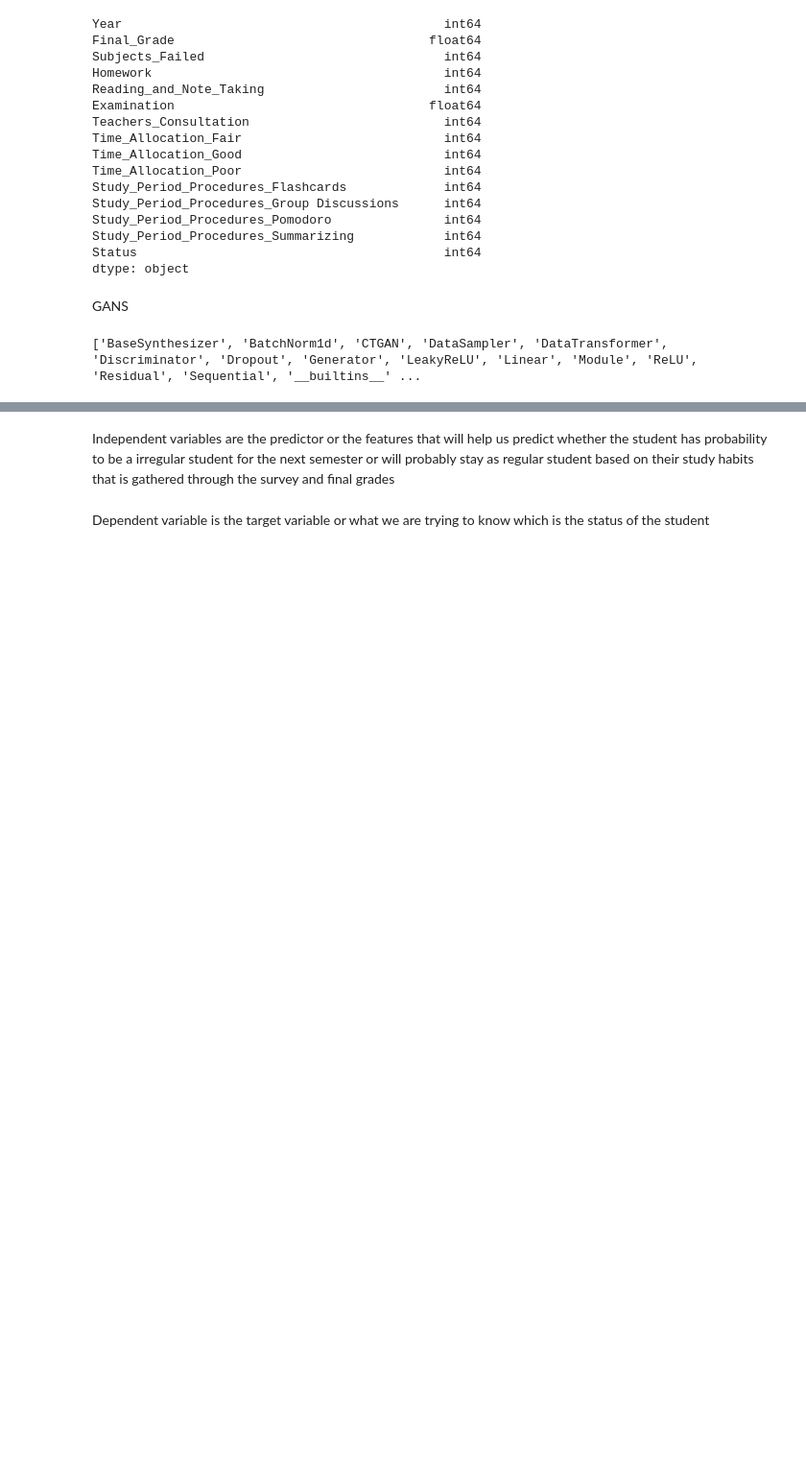
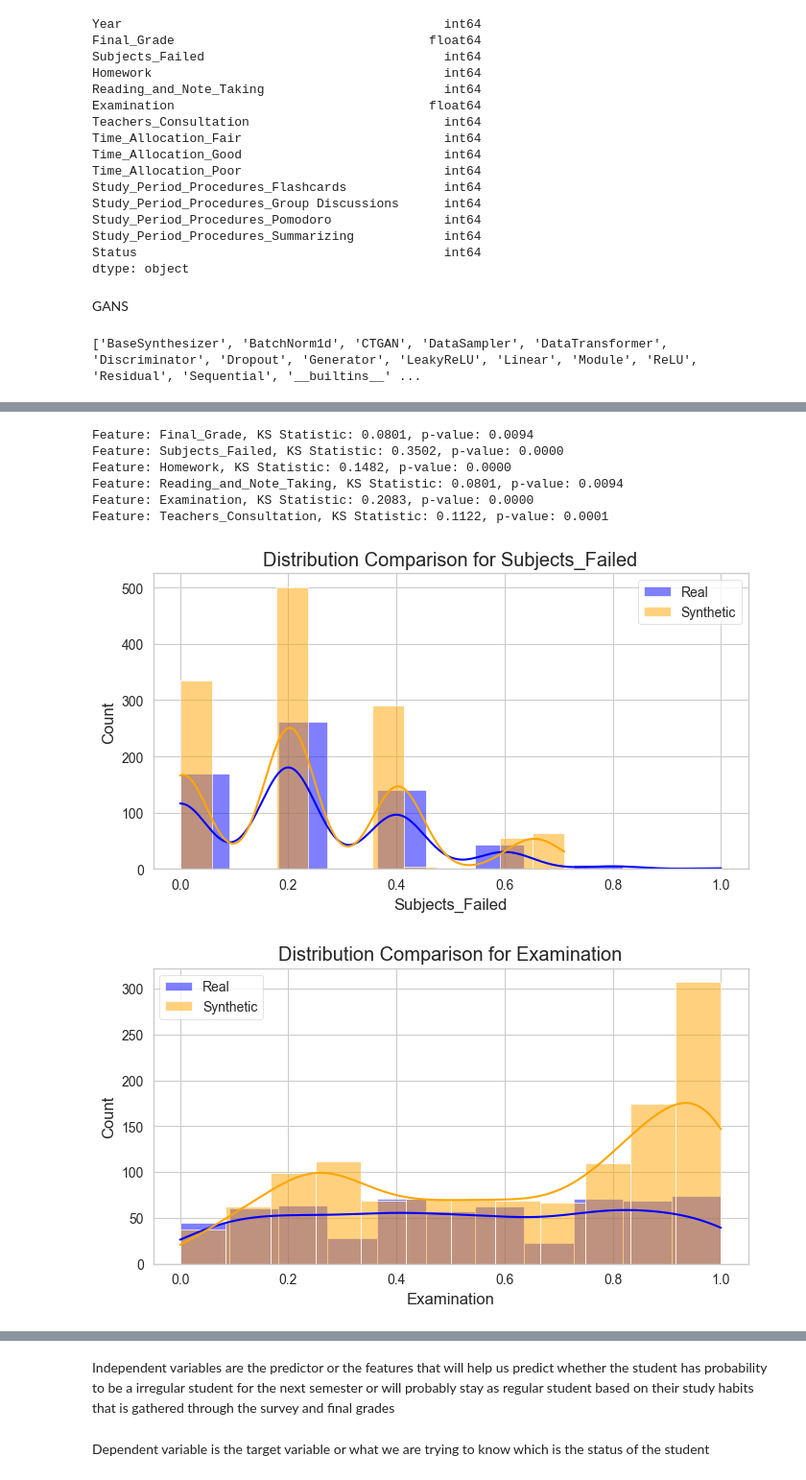
Before and after one commit to IrisHeartPrado/PREDICTIVE-MODELING-OF-STUDENT-ACADEMIC-PERFORMANCE-BASED-ON-STUDY-HABITS-USING-A-COMBINATION-OF-SUP, a Jupyter notebook: RANDOM FOREST_GANS_25 convert copy 4.ipynb, the cells around one changed output, grey strips where cells are left out. Shown: that part at 96% size. Cells and saved outputs as stored; diff of their text form; code cells hidden in the pictures; blank space fills up the shorter version.

```diff
--- a/RANDOM FOREST_GANS_25 convert copy 4.ipynb
+++ b/RANDOM FOREST_GANS_25 convert copy 4.ipynb
@@ -697,0 +762,32 @@ max       1.000000
+# %%
+from scipy.stats import ks_2samp
+
+# List of numerical columns
+numerical_features = ['Final_Grade', 'Subjects_Failed', 'Homework', 'Reading_and_Note_Taking',
+                      'Examination', 'Teachers_Consultation']
+
+# Apply KS test for each feature
+for feature in numerical_features:
+    ks_stat, p_value = ks_2samp(concat_data_updated[feature], synthetic_data[feature])
+    print(f"Feature: {feature}, KS Statistic: {ks_stat:.4f}, p-value: {p_value:.4f}")
+# %% [output]
+Feature: Final_Grade, KS Statistic: 0.0801, p-value: 0.0094
+Feature: Subjects_Failed, KS Statistic: 0.3502, p-value: 0.0000
+Feature: Homework, KS Statistic: 0.1482, p-value: 0.0000
+Feature: Reading_and_Note_Taking, KS Statistic: 0.0801, p-value: 0.0094
+Feature: Examination, KS Statistic: 0.2083, p-value: 0.0000
+Feature: Teachers_Consultation, KS Statistic: 0.1122, p-value: 0.0001
+# %%
+import matplotlib.pyplot as plt
+import seaborn as sns
+
+for feature in ['Subjects_Failed', 'Examination']:
+    plt.figure(figsize=(8, 4))
+    sns.histplot(concat_data_updated[feature], kde=True, color='blue', label='Real')
+    sns.histplot(synthetic_data[feature], kde=True, color='orange', label='Synthetic')
+    plt.title(f'Distribution Comparison for {feature}')
+    plt.legend()
+    plt.show()
+# %% [output]
+[figure, added]
+[figure, added]
```
Also changed, not shown: parts of 20 cells of this notebook, 1 other file.
